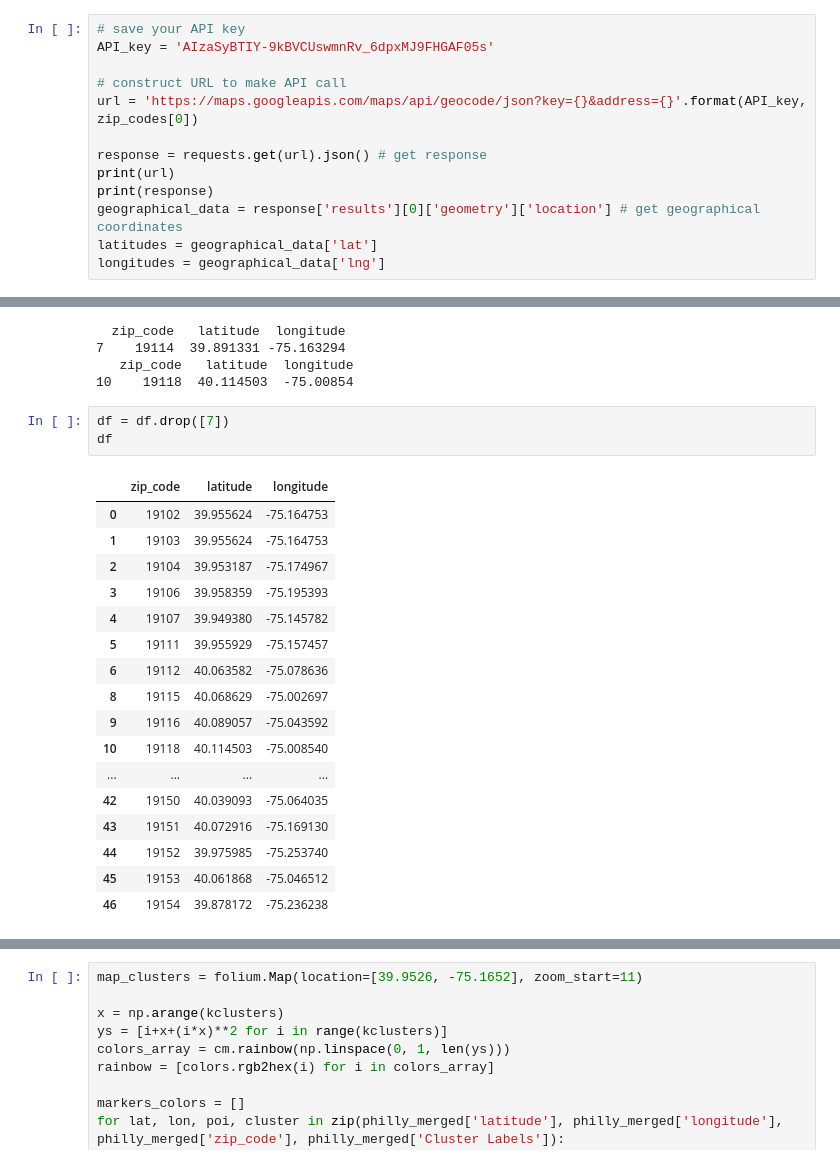
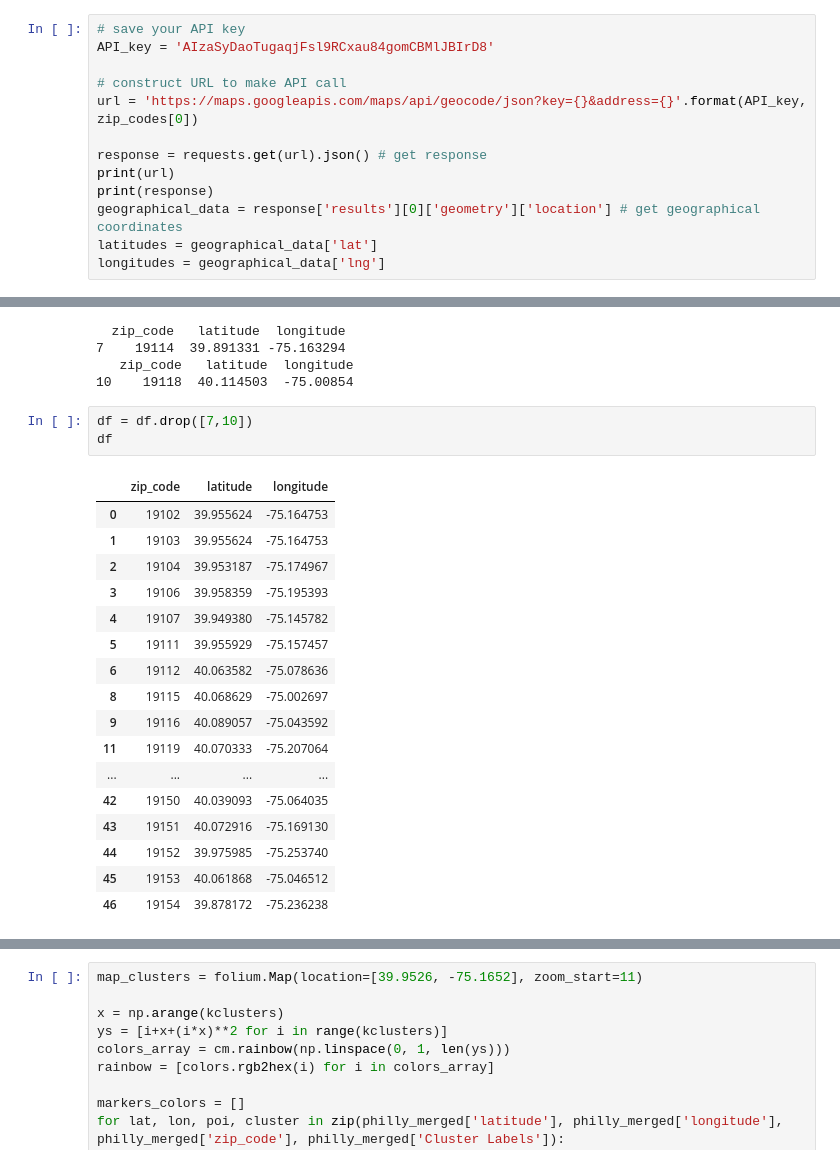
Before and after one commit to jzhang17/IBM-capstone, a Jupyter notebook: Analyzing Neighborhoods in Philadelphia .ipynb, the cells around one changed output, grey strips where cells are left out. Saved outputs shown, nothing was run; the diff lists cells and outputs as text.

```diff
--- a/Analyzing Neighborhoods in Philadelphia .ipynb
+++ b/Analyzing Neighborhoods in Philadelphia .ipynb
@@ -129,7 +129,7 @@ print(len(zip_codes))
 47
 # %%
 # save your API key
-API_key = 'AIzaSyBTIY-9kBVCUswmnRv_6dpxMJ9FHGAF05s'
+API_key = 'AIzaSyDaoTugaqjFsl9RCxau84gomCBMlJBIrD8'
 
 # construct URL to make API call
 url = 'https://maps.googleapis.com/maps/api/geocode/json?key={}&address={}'.format(API_key, zip_codes[0])
@@ -603,20 +601,20 @@ print(df.loc[df['zip_code']== '19118'])
    zip_code   latitude  longitude
 10    19118  40.114503  -75.00854
 # %%
-df = df.drop([7])
+df = df.drop([7,10])
 df
 # %% [output]
 |  | zip_code | latitude | longitude |
 | 0 | 19102 | 39.955624 | -75.164753 |
 | 1 | 19103 | 39.955624 | -75.164753 |
 | 2 | 19104 | 39.953187 | -75.174967 |
 | 3 | 19106 | 39.958359 | -75.195393 |
 | 4 | 19107 | 39.949380 | -75.145782 |
 | 5 | 19111 | 39.955929 | -75.157457 |
 | 6 | 19112 | 40.063582 | -75.078636 |
 | 8 | 19115 | 40.068629 | -75.002697 |
 | 9 | 19116 | 40.089057 | -75.043592 |
-| 10 | 19118 | 40.114503 | -75.008540 |
+| 11 | 19119 | 40.070333 | -75.207064 |
 | ... | ... | ... | ... |
 | 42 | 19150 | 40.039093 | -75.064035 |
 | 43 | 19151 | 40.072916 | -75.169130 |
```
Also changed, not shown: parts of 27 cells of this notebook.
